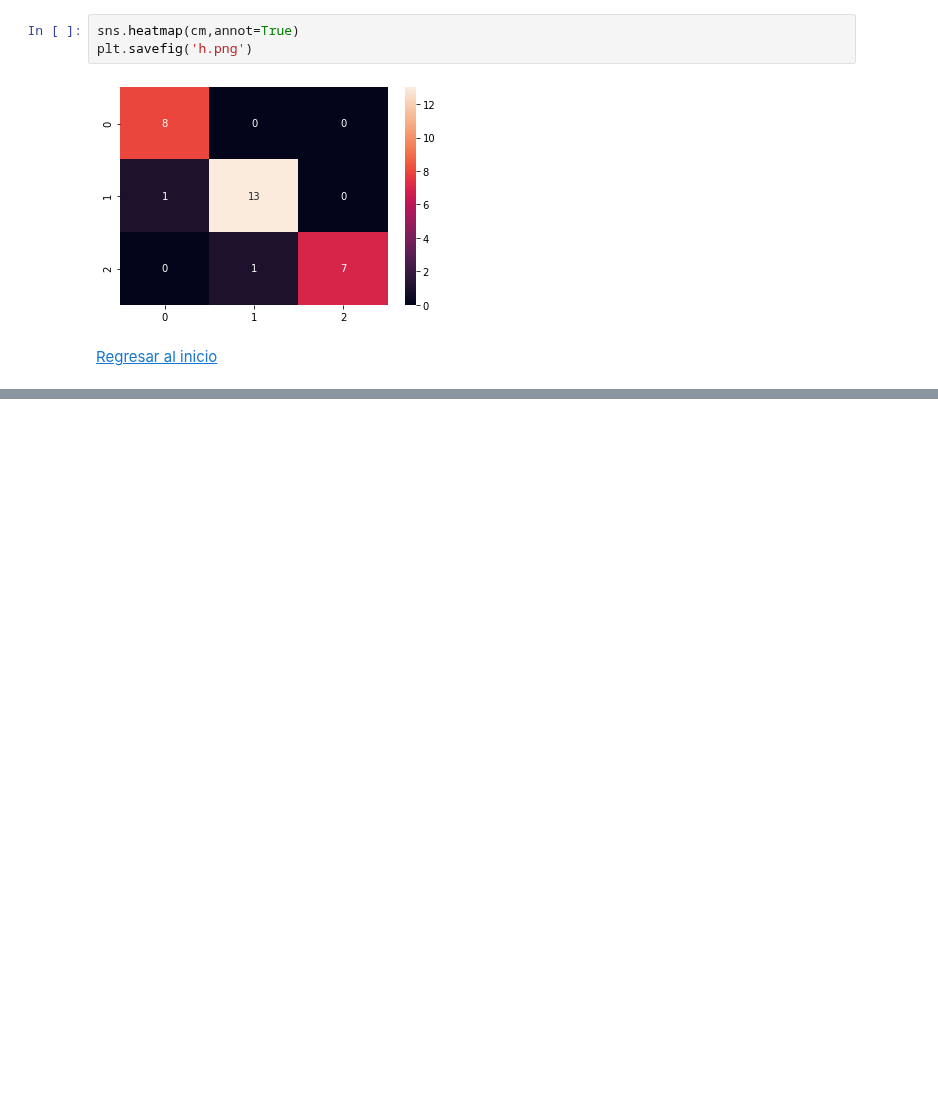
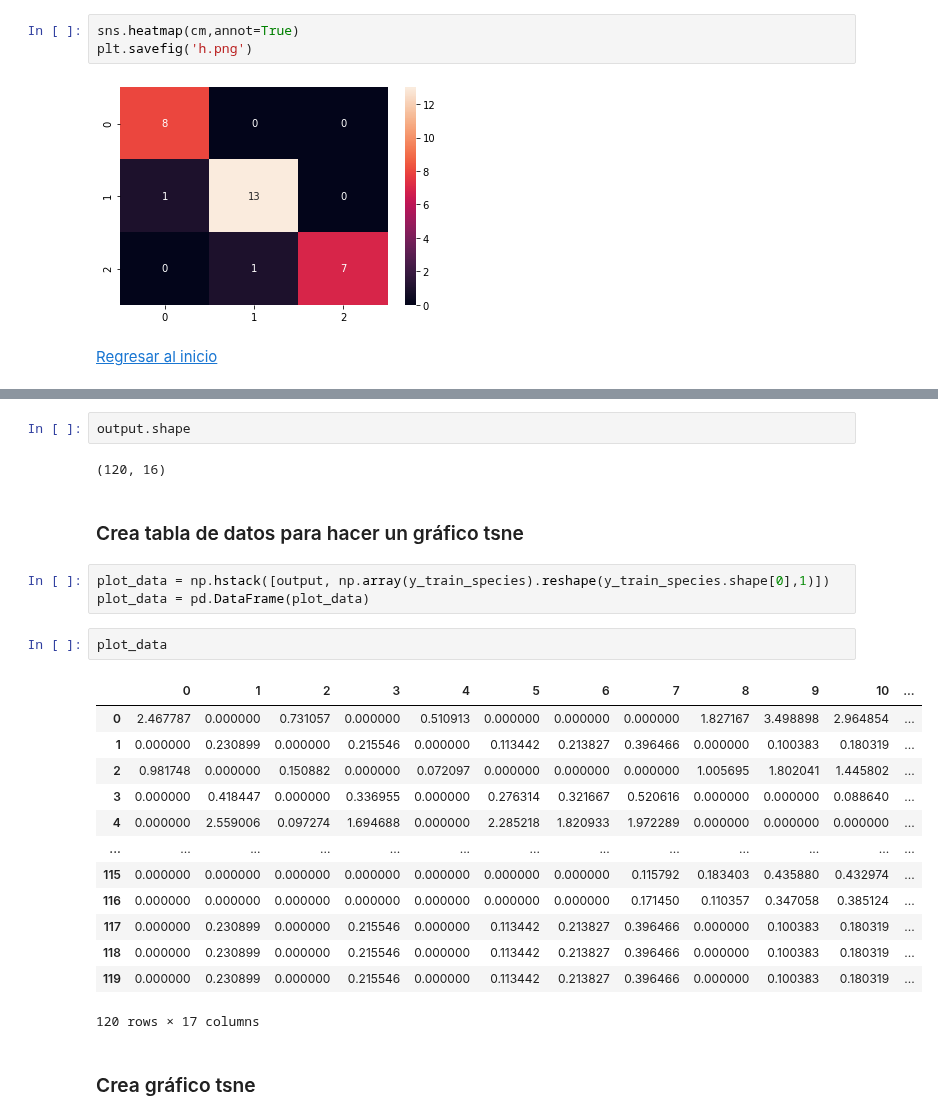
Before and after one commit to AprendizajeProfundo/Diplomado, a Jupyter notebook: Temas/Módulo 3- Introducción al aprendizaje de máquinas/1. Introducción a IA/Cuadernos/am-softmax-keras-iris.ipynb, the cells around one changed output, grey strips where cells are left out. Drawn from its saved outputs; the diff is of its cells as text; blank space fills up the shorter version.

```diff
--- a/Temas/Módulo 3- Introducción al aprendizaje de máquinas/1. Introducción a IA/Cuadernos/am-softmax-keras-iris.ipynb
+++ b/Temas/Módulo 3- Introducción al aprendizaje de máquinas/1. Introducción a IA/Cuadernos/am-softmax-keras-iris.ipynb
@@ -306,0 +367,27 @@ plt.savefig('h.png')
+# %%
+output.shape
+# %% [output]
+(120, 16)
+# %% [markdown]
+### Crea tabla de datos para hacer un gráfico tsne
+# %%
+plot_data = np.hstack([output, np.array(y_train_species).reshape(y_train_species.shape[0],1)])
+plot_data = pd.DataFrame(plot_data)
+# %%
+plot_data
+# %% [output]
+|  | 0 | 1 | 2 | 3 | 4 | 5 | 6 | 7 | 8 | 9 | 10 | ... |
+| 0 | 2.467787 | 0.000000 | 0.731057 | 0.000000 | 0.510913 | 0.000000 | 0.000000 | 0.000000 | 1.827167 | 3.498898 | 2.964854 | ... |
+| 1 | 0.000000 | 0.230899 | 0.000000 | 0.215546 | 0.000000 | 0.113442 | 0.213827 | 0.396466 | 0.000000 | 0.100383 | 0.180319 | ... |
+| 2 | 0.981748 | 0.000000 | 0.150882 | 0.000000 | 0.072097 | 0.000000 | 0.000000 | 0.000000 | 1.005695 | 1.802041 | 1.445802 | ... |
+| 3 | 0.000000 | 0.418447 | 0.000000 | 0.336955 | 0.000000 | 0.276314 | 0.321667 | 0.520616 | 0.000000 | 0.000000 | 0.088640 | ... |
+| 4 | 0.000000 | 2.559006 | 0.097274 | 1.694688 | 0.000000 | 2.285218 | 1.820933 | 1.972289 | 0.000000 | 0.000000 | 0.000000 | ... |
+| ... | ... | ... | ... | ... | ... | ... | ... | ... | ... | ... | ... | ... |
+| 115 | 0.000000 | 0.000000 | 0.000000 | 0.000000 | 0.000000 | 0.000000 | 0.000000 | 0.115792 | 0.183403 | 0.435880 | 0.432974 | ... |
+| 116 | 0.000000 | 0.000000 | 0.000000 | 0.000000 | 0.000000 | 0.000000 | 0.000000 | 0.171450 | 0.110357 | 0.347058 | 0.385124 | ... |
+| 117 | 0.000000 | 0.230899 | 0.000000 | 0.215546 | 0.000000 | 0.113442 | 0.213827 | 0.396466 | 0.000000 | 0.100383 | 0.180319 | ... |
+| 118 | 0.000000 | 0.230899 | 0.000000 | 0.215546 | 0.000000 | 0.113442 | 0.213827 | 0.396466 | 0.000000 | 0.100383 | 0.180319 | ... |
+| 119 | 0.000000 | 0.230899 | 0.000000 | 0.215546 | 0.000000 | 0.113442 | 0.213827 | 0.396466 | 0.000000 | 0.100383 | 0.180319 | ... |
+120 rows × 17 columns
+# %% [markdown]
+### Crea gráfico tsne
```
Also changed, not shown: parts of 30 cells of this notebook.
